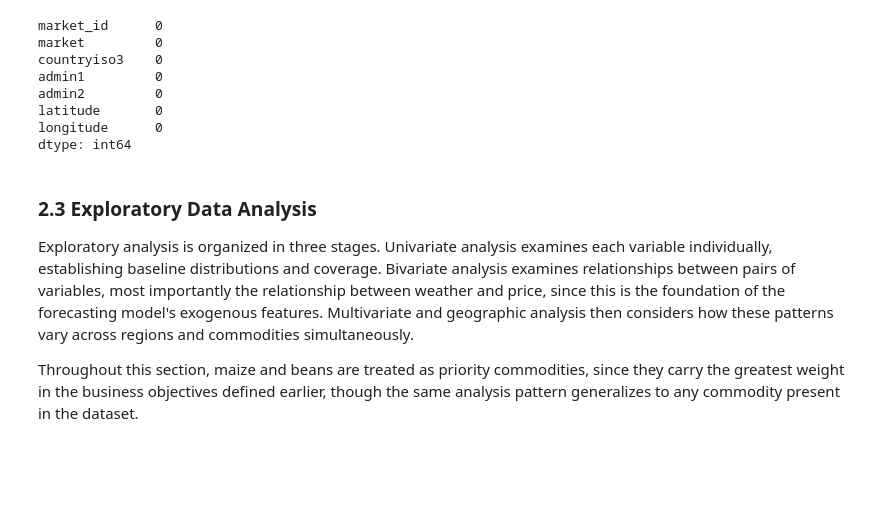
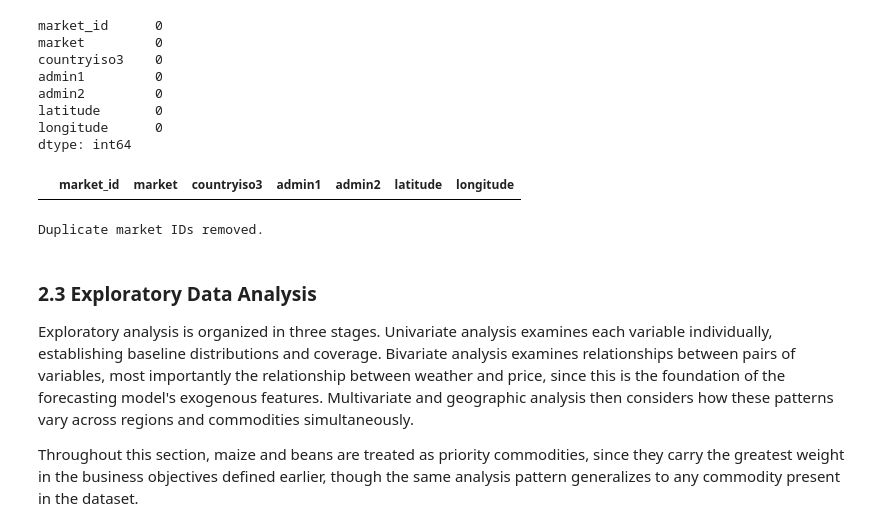
Before and after one commit to kevinkiplangat432/Predictive-Time-Series-Pipeline-using-a-Dual-Input-LSTM-and-Geospatial-Mapping, a Jupyter notebook: kenyan_prices_food.ipynb, the cells around one changed output. Cells and saved outputs as stored; diff of their text form; code cells hidden in the pictures; blank space fills up the shorter version.

Commit message:
Handle missing market data and duplicate IDs

```diff
--- a/kenyan_prices_food.ipynb
+++ b/kenyan_prices_food.ipynb
@@ -452,6 +452,25 @@ admin2         0
 latitude       0
 longitude      0
 dtype: int64
+# %%
+# Step 5: Display records missing essential information
+display(
+    markets[
+        markets[["market_id", "market", "latitude", "longitude"]]
+        .isna()
+        .any(axis=1)
+    ]
+)
+
+# Step 6: Remove duplicate market IDs
+markets = markets.drop_duplicates(
+    subset=["market_id"]
+).copy()
+
+print("Duplicate market IDs removed.")
+# %% [output]
+|  | market_id | market | countryiso3 | admin1 | admin2 | latitude | longitude |
+Duplicate market IDs removed.
 # %% [markdown]
 ### 2.3 Exploratory Data Analysis
 
```
